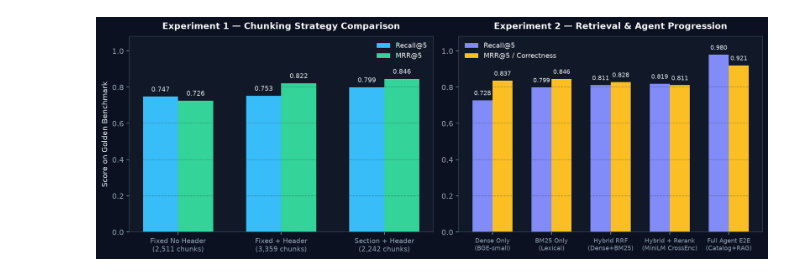
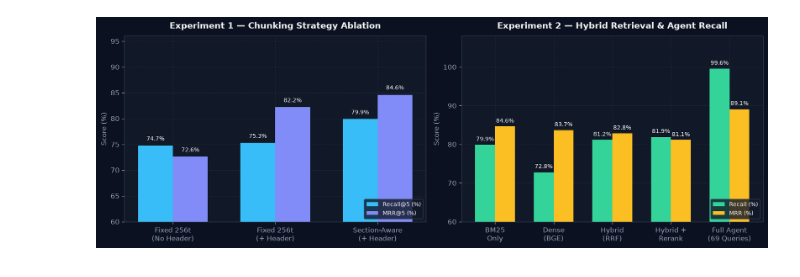
Before and after one commit to Waxguillermo/Astropilote, a Jupyter notebook: notebooks/corpus_and_rag_visualizations.ipynb, the cells around one changed output. Saved outputs shown, nothing was run; the diff lists cells and outputs as text; code cells hidden in the pictures.

```diff
--- a/notebooks/corpus_and_rag_visualizations.ipynb
+++ b/notebooks/corpus_and_rag_visualizations.ipynb
@@ -68,6 +366,76 @@ Evaluated on `eval/golden.jsonl` (`40` astronomy questions across 6 categories):
 # %%
-chunk_exp = json.loads((ROOT / 'eval/chunking_experiment.json').read_text())
-ret_exp = json.loads((ROOT / 'eval/retrieval_ablation.json').read_text())
-summary_exp = json.loads((ROOT / 'eval/summary_metrics.json').read_text())
-print('End-to-End Summary Metrics:', json.dumps(summary_exp, indent=2))
+chunk_exp = json.loads((ROOT / "eval/chunking_experiment.json").read_text())
+ret_exp = json.loads((ROOT / "eval/retrieval_ablation.json").read_text())
+summary_exp = json.loads((ROOT / "eval/summary_metrics.json").read_text())
+print("End-to-End Summary Metrics (69 Golden Queries):", json.dumps(summary_exp, indent=2))
+
+fig, (ax1, ax2) = plt.subplots(1, 2, figsize=(13.8, 4.8))
+
+# Left: Chunking Ablation
+c_keys = ["1_fixed_no_header", "2_fixed_with_header", "3_section_with_header"]
+c_labels = ["Fixed 256t\n(No Header)", "Fixed 256t\n(+ Header)", "Section-Aware\n(+ Header)"]
+c_rec = [chunk_exp[k]["recall@5"] * 100 for k in c_keys]
+c_mrr = [chunk_exp[k]["mrr@5"] * 100 for k in c_keys]
+xc = np.arange(len(c_keys))
+w = 0.34
+b1 = ax1.bar(xc - w / 2, c_rec, w, color=SKY, label="Recall@5 (%)")
+b2 = ax1.bar(xc + w / 2, c_mrr, w, color=INDIGO, label="MRR@5 (%)")
+for bars in (b1, b2):
+    for b in bars:
+        ax1.text(
+            b.get_x() + b.get_width() / 2,
+            b.get_height() + 1.0,
+            f"{b.get_height():.1f}%",
+            ha="center",
+            fontsize=8.5,
+        )
+ax1.set_xticks(xc)
+ax1.set_xticklabels(c_labels)
+ax1.set_ylim(60, 96)
+ax1.set_ylabel("Score (%)")
+ax1.set_title("Experiment 1 — Chunking Strategy Ablation")
+ax1.legend(loc="lower right")
+
+# Right: Retrieval + Agent Pipeline Progression
+r_labels = [
+    "BM25\nOnly",
+    "Dense\n(BGE)",
+    "Hybrid\n(RRF)",
+    "Hybrid +\nRerank",
+    "Full Agent\n(69 Queries)",
+]
+r_rec = [
+    ret_exp["1_bm25_only"]["recall_at_5"] * 100,
+    ret_exp["2_dense_only"]["recall_at_5"] * 100,
+    ret_exp["3_hybrid_rrf"]["recall_at_5"] * 100,
+    ret_exp["4_hybrid_rrf_rerank"]["recall_at_5"] * 100,
+    summary_exp["retrieval_recall"] * 100,
+]
+r_mrr = [
+    ret_exp["1_bm25_only"]["mrr_at_5"] * 100,
+    ret_exp["2_dense_only"]["mrr_at_5"] * 100,
+    ret_exp["3_hybrid_rrf"]["mrr_at_5"] * 100,
+    ret_exp["4_hybrid_rrf_rerank"]["mrr_at_5"] * 100,
+    summary_exp["retrieval_mrr"] * 100,
+]
+xr = np.arange(len(r_labels))
+b3 = ax2.bar(xr - w / 2, r_rec, w, color=EMERALD, label="Recall (%)")
+b4 = ax2.bar(xr + w / 2, r_mrr, w, color=AMBER, label="MRR (%)")
+for bars in (b3, b4):
+    for b in bars:
+        ax2.text(
+            b.get_x() + b.get_width() / 2,
+            b.get_height() + 1.0,
+            f"{b.get_height():.1f}%",
+            ha="center",
+            fontsize=8.2,
+        )
+ax2.set_xticks(xr)
+ax2.set_xticklabels(r_labels)
+ax2.set_ylim(60, 108)
+ax2.set_ylabel("Score (%)")
+ax2.set_title("Experiment 2 — Hybrid Retrieval & Agent Recall")
+ax2.legend(loc="lower right")
+plt.tight_layout()
+plt.show()
 # %% [output]
@@ -87,3 +455,3 @@ End-to-End Summary Metrics: {
 }
-[figure, old version]
+[figure, new version]
 # %% [markdown]
```
Also changed, not shown: parts of 14 cells of this notebook, 48 other files.
